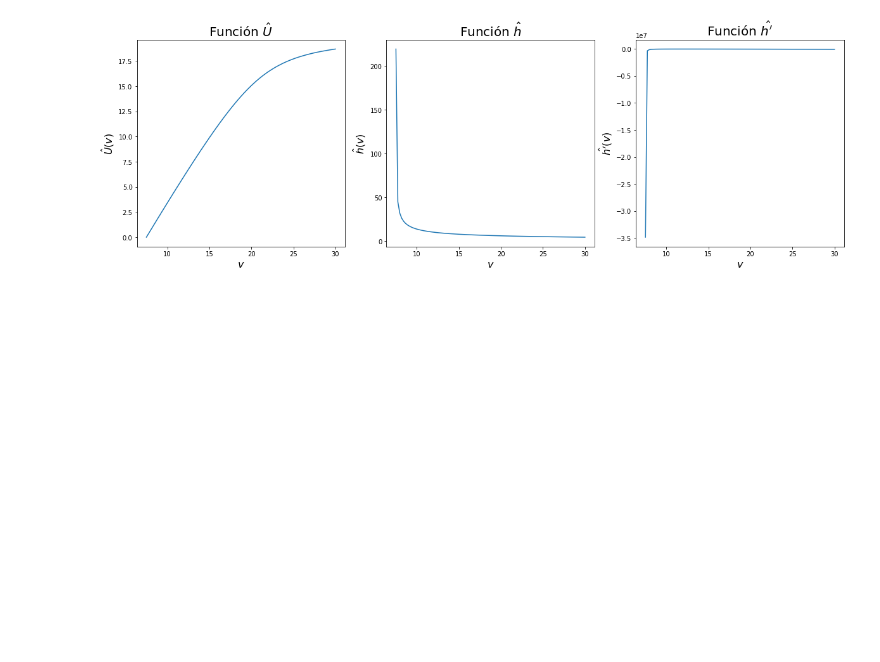
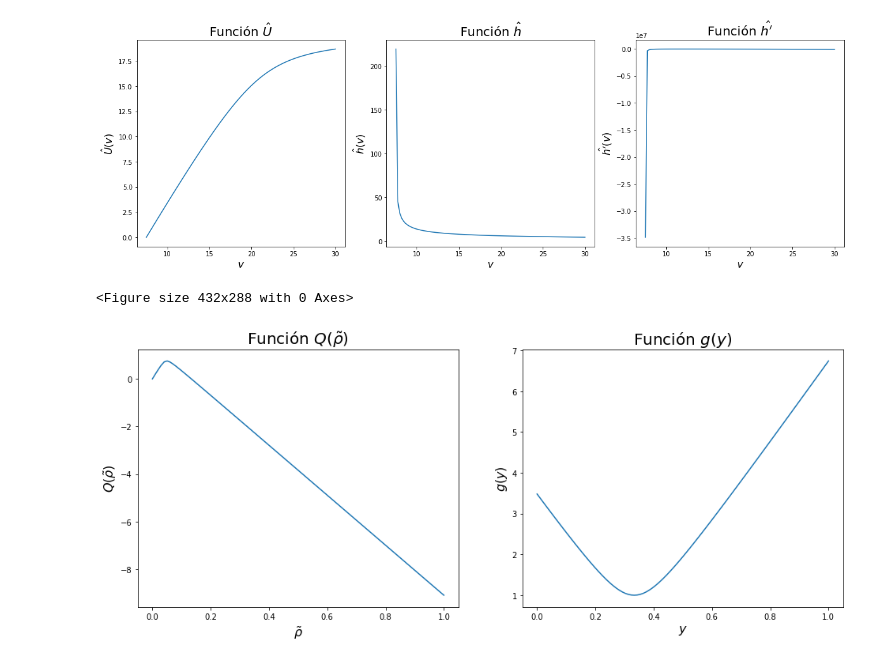
Before and after one commit to ElTapia/Jamiton, a Jupyter notebook: ODE_Jamiton/ODE_jamiton.ipynb, the cells around one changed output. Cells and saved outputs as stored; diff of their text form; code cells hidden in the pictures; blank space fills up the shorter version.

Commit message:
Gráficos para Q y g

```diff
--- a/ODE_Jamiton/ODE_jamiton.ipynb
+++ b/ODE_Jamiton/ODE_jamiton.ipynb
@@ -118,3 +118,28 @@ ax[2].set_title(r"Función $\hat{h'}$", fontsize=20)
 plt.show()
 # %% [output]
 [figure]
+# %%
+# Graficos para Q con rho normalizado y g
+# rho barra equivale a rho/rho_max
+rho_barra = np.linspace(0, 1, 100)
+y_to_plot = np.linspace(0, 1, 100)
+g = lambda y: np.sqrt(1 + ((y - b)/l)**2)
+
+plt.clf()
+
+fig, ax = plt.subplots(1, 2, figsize=(16, 6))
+ax[0].plot(rho_barra, Q(rho_barra))
+ax[0].set_xlabel(r"$\tilde{\rho}$", fontsize=16)
+ax[0].set_ylabel(r"$Q(\tilde{\rho}$)", fontsize=16)
+ax[0].set_title(r"Función $Q(\tilde{\rho})$", fontsize=20)
+
+ax[1].plot(y_to_plot, g(y_to_plot))
+ax[1].set_xlabel(r"$y$", fontsize=16)
+ax[1].set_ylabel(r"$g(y)$", fontsize=16)
+ax[1].set_title(r"Función $g(y)$", fontsize=20)
+
+#plt.savefig("Graficos/Funciones_Q_g")
+plt.show()
+# %% [output]
+<Figure size 432x288 with 0 Axes>
+[figure, added]
```
